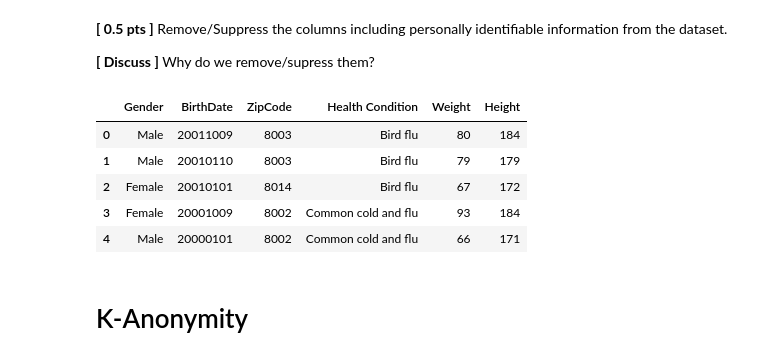
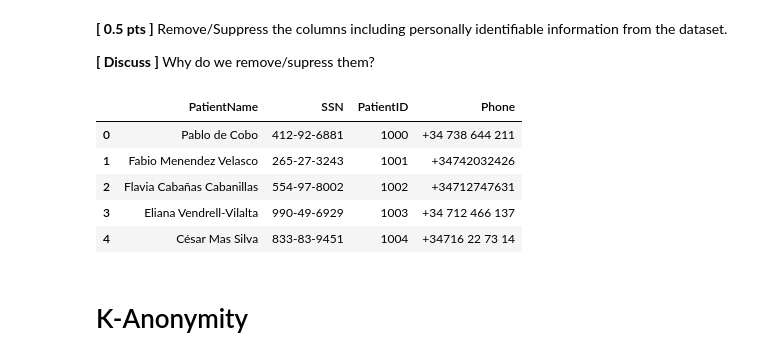
Before and after one commit to ferolaa/AI-ML-Unit-2, a Jupyter notebook: Lab I - Data Anonymization/Notebook/L1_Data_Anonymization.ipynb, the cells around one changed output. Cells and saved outputs as stored; diff of their text form; code cells hidden in the pictures.

```diff
--- a/Lab I - Data Anonymization/Notebook/L1_Data_Anonymization.ipynb
+++ b/Lab I - Data Anonymization/Notebook/L1_Data_Anonymization.ipynb
@@ -70,16 +77,16 @@ Quasi-Identifiers= ['Gender', 'BirthDate', ZipCode']
 
 **[ Discuss ]** Why do we remove/supress them?
 # %%
-pii_columns = ["Gender",	"BirthDate",	"ZipCode",	"Health Condition",	"Weight",	"Height"]
+pii_columns = ['PatientName', 'SSN', 'PatientID', 'Phone']
 health_data = health_data[pii_columns]
 health_data.head()
 # %% [output]
-|  | Gender | BirthDate | ZipCode | Health Condition | Weight | Height |
-| 0 | Male | 20011009 | 8003 | Bird flu | 80 | 184 |
-| 1 | Male | 20010110 | 8003 | Bird flu | 79 | 179 |
-| 2 | Female | 20010101 | 8014 | Bird flu | 67 | 172 |
-| 3 | Female | 20001009 | 8002 | Common cold and flu | 93 | 184 |
-| 4 | Male | 20000101 | 8002 | Common cold and flu | 66 | 171 |
+|  | PatientName | SSN | PatientID | Phone |
+| 0 | Pablo de Cobo | 412-92-6881 | 1000 | +34 738 644 211 |
+| 1 | Fabio Menendez Velasco | 265-27-3243 | 1001 | +34742032426 |
+| 2 | Flavia Cabañas Cabanillas | 554-97-8002 | 1002 | +34712747631 |
+| 3 | Eliana Vendrell-Vilalta | 990-49-6929 | 1003 | +34 712 466 137 |
+| 4 | César Mas Silva | 833-83-9451 | 1004 | +34716 22 73 14 |
 # %% [markdown]
 # K-Anonymity
 # %% [markdown]
```
Also changed, not shown: parts of 16 cells of this notebook.
